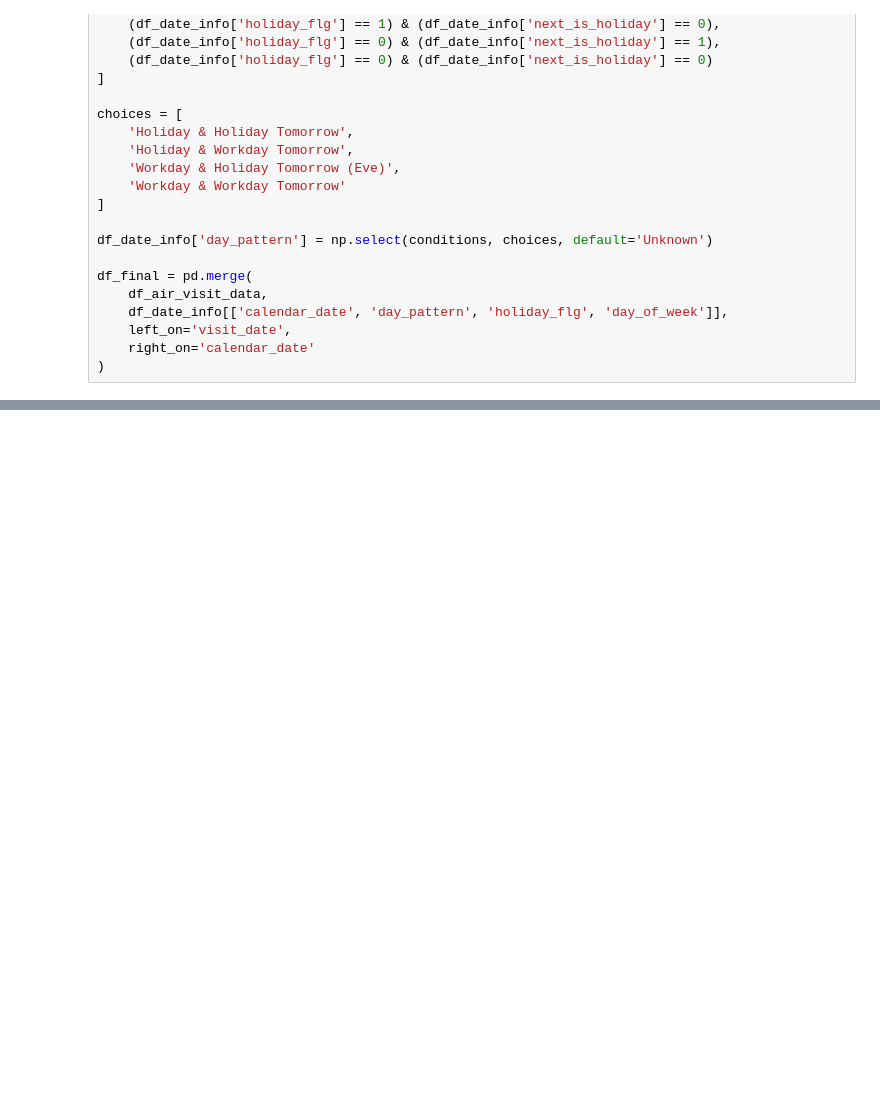
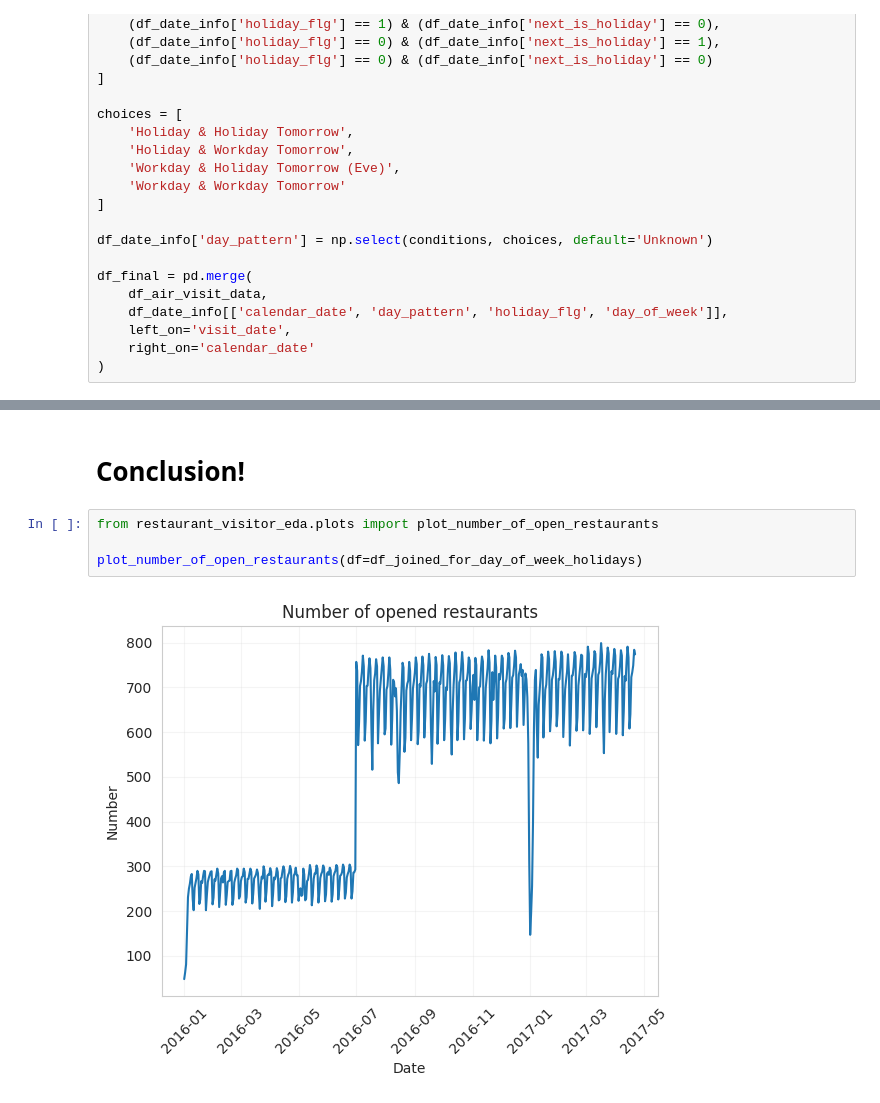
Before and after one commit to alxdrzd/restaurant-visitor-eda, a Jupyter notebook: notebooks/01_eda.ipynb, the cells around one changed output, grey strips where cells are left out. Drawn from its saved outputs; the diff is of its cells as text; blank space fills up the shorter version.

```diff
--- a/notebooks/01_eda.ipynb
+++ b/notebooks/01_eda.ipynb
@@ -167,0 +345,8 @@ plot_visitors_boxplot_air_by_holiday_and_day_and_eve(df_final)
+# %% [markdown]
+# Conclusion!
+# %%
+from restaurant_visitor_eda.plots import plot_number_of_open_restaurants
+
+plot_number_of_open_restaurants(df=df_joined_for_day_of_week_holidays)
+# %% [output]
+[figure, added]
```
Also changed, not shown: parts of 24 cells of this notebook, 1 other file.
